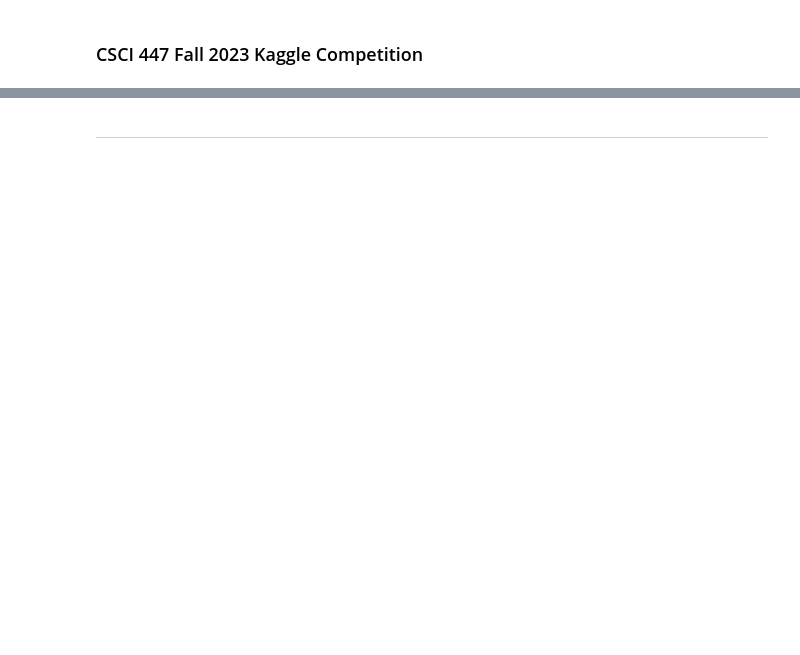
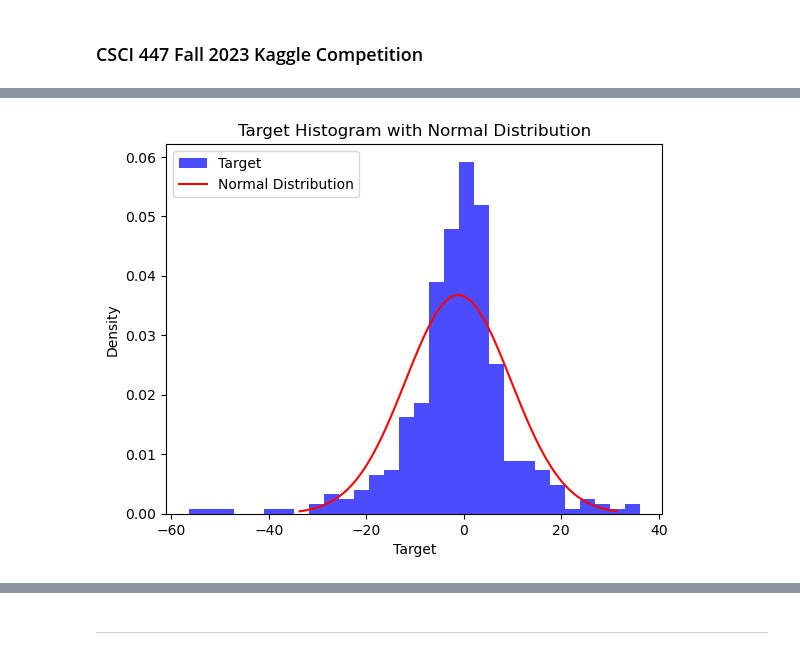
Before and after one commit to cake-dev/machine_learning_class, a Jupyter notebook: assignments/Kaggle_Competition.ipynb, the cells around one changed output, grey strips where cells are left out. Cells and saved outputs as stored; diff of their text form; code cells hidden in the pictures; blank space fills up the shorter version.

```diff
--- a/assignments/Kaggle_Competition.ipynb
+++ b/assignments/Kaggle_Competition.ipynb
@@ -16,0 +24,24 @@ train.corr()['target'].sort_values(ascending=False)
+# %%
+import numpy as np
+import matplotlib.pyplot as plt
+# Plot the target histogram
+plt.hist(train['target'], bins=30, density=True, alpha=0.7, color='blue', label='Target')
+
+# Generate data for the normal distribution
+mu, sigma = train['target'].mean(), train['target'].std()
+x = np.linspace(mu - 3*sigma, mu + 3*sigma, 100)
+y = 1/(sigma * np.sqrt(2*np.pi)) * np.exp(-(x - mu)**2 / (2*sigma**2))
+
+# Plot the normal distribution
+plt.plot(x, y, color='red', label='Normal Distribution')
+
+# Set labels and title
+plt.xlabel('Target')
+plt.ylabel('Density')
+plt.title('Target Histogram with Normal Distribution')
+plt.legend()
+
+# Show the plot
+plt.show()
+# %% [output]
+[figure, added]
```
Also changed, not shown: parts of 15 cells of this notebook, 1 other file.
